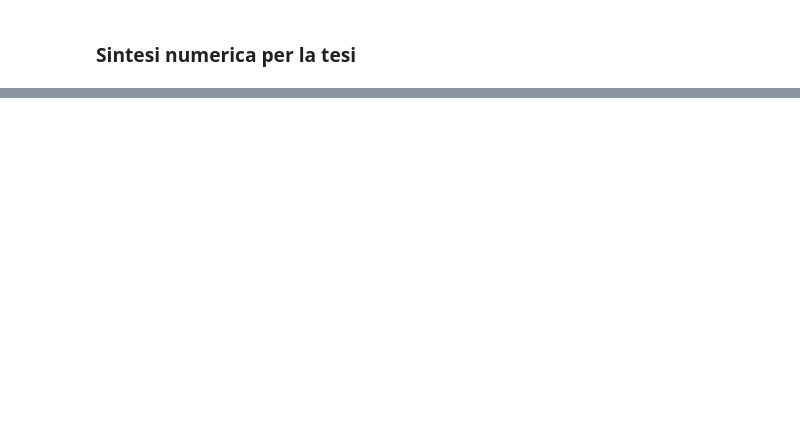
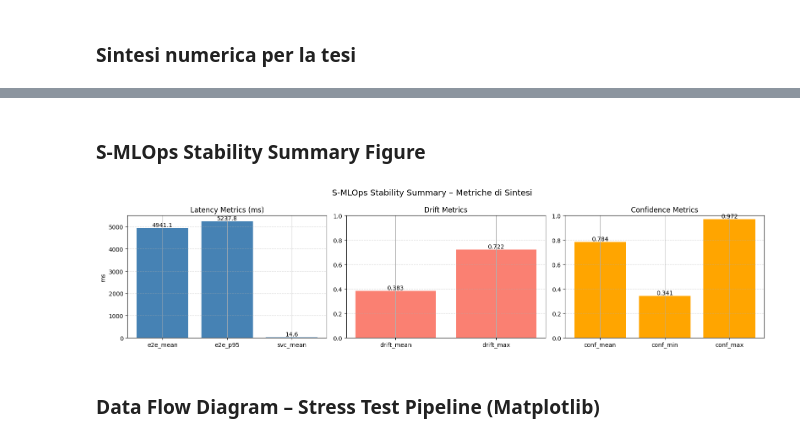
Before and after one commit to SimDimario/PENTION-M, a Jupyter notebook: validation/MLOps/MLOps_Validation_Analysis.ipynb, the cells around one changed output, grey strips where cells are left out. Drawn from its saved outputs; the diff is of its cells as text; code cells hidden in the pictures; blank space fills up the shorter version.

```diff
--- a/validation/MLOps/MLOps_Validation_Analysis.ipynb
+++ b/validation/MLOps/MLOps_Validation_Analysis.ipynb
@@ -316 +316,57 @@ summary
  'confidence_mean': 0.7843084052205086}
+# %% [markdown]
+### S-MLOps Stability Summary Figure
+# %%
+import matplotlib.pyplot as plt
+
+# raggruppiamo le metriche in modo sensato
+latency_metrics = {
+    "e2e_mean": df_ok["e2e_latency_ms"].mean(),
+    "e2e_p95": df_ok["e2e_latency_ms"].quantile(0.95),
+    "svc_mean": df_ok["svc_latency_ms"].mean(),
+}
+
+drift_metrics = {
+    "drift_mean": df_ok["drift_score"].mean(),
+    "drift_max": df_ok["drift_score"].max(),
+}
+
+confidence_metrics = {
+    "conf_mean": df_ok["confidence"].mean(),
+    "conf_min": df_ok["confidence"].min(),
+    "conf_max": df_ok["confidence"].max(),
+}
+
+fig, axes = plt.subplots(1, 3, figsize=(16, 4))
+
+# --- LATENCY ---
+axes[0].bar(latency_metrics.keys(), latency_metrics.values(), color="steelblue")
+axes[0].set_title("Latency Metrics (ms)")
+axes[0].set_ylabel("ms")
+axes[0].grid(axis="y", linestyle="--", alpha=0.5)
+for label, value in latency_metrics.items():
+    axes[0].text(label, value, f"{value:.1f}", ha="center", va="bottom")
+
+# --- DRIFT ---
+axes[1].bar(drift_metrics.keys(), drift_metrics.values(), color="salmon")
+axes[1].set_title("Drift Metrics")
+axes[1].set_ylim(0, 1)  # drift è sempre [0,1]
+axes[1].grid(axis="y", linestyle="--", alpha=0.5)
+for label, value in drift_metrics.items():
+    axes[1].text(label, value, f"{value:.3f}", ha="center", va="bottom")
+
+# --- CONFIDENCE ---
+axes[2].bar(confidence_metrics.keys(), confidence_metrics.values(), color="orange")
+axes[2].set_title("Confidence Metrics")
+axes[2].set_ylim(0, 1)
+axes[2].grid(axis="y", linestyle="--", alpha=0.5)
+for label, value in confidence_metrics.items():
+    axes[2].text(label, value, f"{value:.3f}", ha="center", va="bottom")
+
+plt.suptitle("S-MLOps Stability Summary – Metriche di Sintesi", fontsize=14)
+plt.tight_layout()
+plt.show()
+# %% [output]
+[figure, added]
+# %% [markdown]
+### Data Flow Diagram – Stress Test Pipeline (Matplotlib)
```
Also changed, not shown: parts of 12 cells of this notebook, 3 other files.
